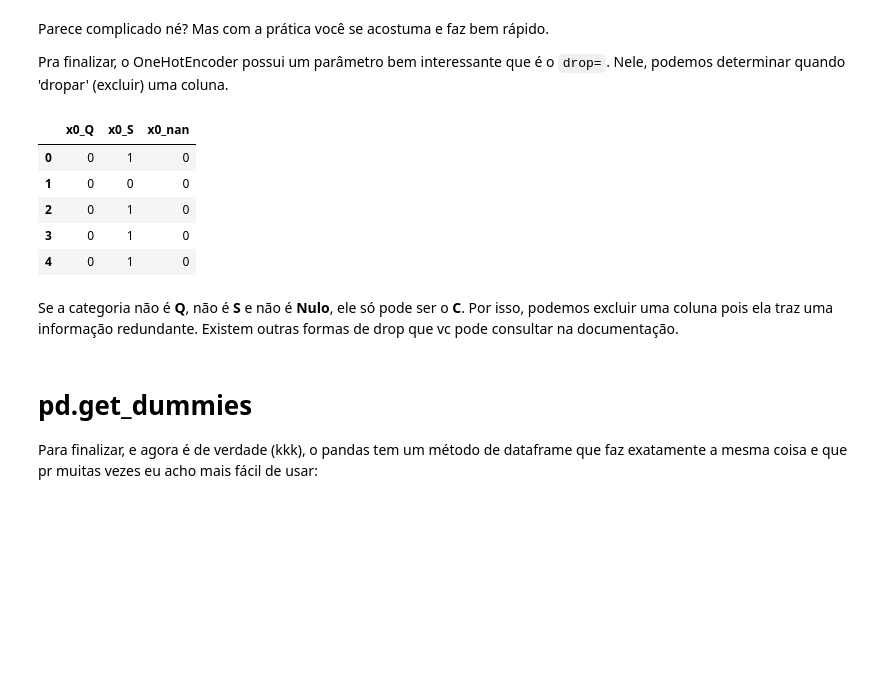
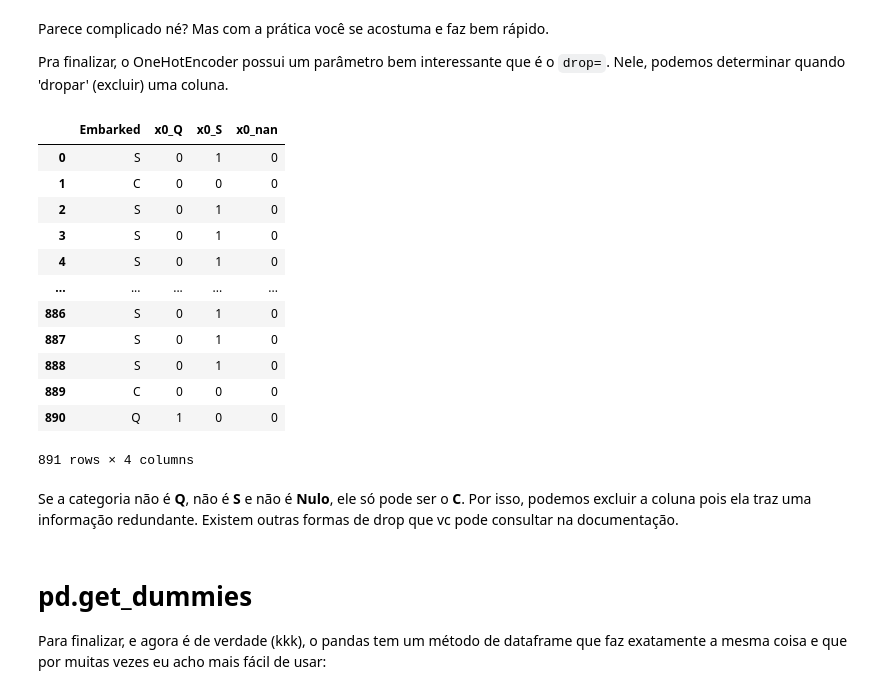
Before and after one commit to joaonsouza/kaggle-projects, a Jupyter notebook: Titanic-Machine-Learning-from-Disaster/notebooks/transformando features categoricas.ipynb, the cells around one changed output. Cells and saved outputs as stored; diff of their text form; code cells hidden in the pictures; blank space fills up the shorter version.

```diff
--- a/Titanic-Machine-Learning-from-Disaster/notebooks/transformando features categoricas.ipynb
+++ b/Titanic-Machine-Learning-from-Disaster/notebooks/transformando features categoricas.ipynb
@@ -333,22 +333,29 @@ ohe2 = OneHotEncoder(drop='first', sparse=False)
 # %%
 # criando variavel com os valores transformados
 valores_ohe2 = ohe2.fit_transform(treino[['Embarked']]).astype(int) # astype(int) para transformar os valores em inteiros
 
 # criando novo dataframe com os valores transformados
 ohe_embarked2 = pd.DataFrame(data=valores_ohe2, columns=list(ohe2.get_feature_names()))
 
 # visualisando o resultado
-ohe_embarked2.head()
+treino[['Embarked']].join(ohe_embarked2)
 # %% [output]
-|  | x0_Q | x0_S | x0_nan |
-| 0 | 0 | 1 | 0 |
-| 1 | 0 | 0 | 0 |
-| 2 | 0 | 1 | 0 |
-| 3 | 0 | 1 | 0 |
-| 4 | 0 | 1 | 0 |
+|  | Embarked | x0_Q | x0_S | x0_nan |
+| 0 | S | 0 | 1 | 0 |
+| 1 | C | 0 | 0 | 0 |
+| 2 | S | 0 | 1 | 0 |
+| 3 | S | 0 | 1 | 0 |
+| 4 | S | 0 | 1 | 0 |
+| ... | ... | ... | ... | ... |
+| 886 | S | 0 | 1 | 0 |
+| 887 | S | 0 | 1 | 0 |
+| 888 | S | 0 | 1 | 0 |
+| 889 | C | 0 | 0 | 0 |
+| 890 | Q | 1 | 0 | 0 |
+891 rows × 4 columns
 # %% [markdown]
-Se a categoria não é **Q**, não é **S** e não é **Nulo**, ele só pode ser o **C**. Por isso, podemos excluir uma coluna pois ela traz uma informação redundante. Existem outras formas de drop que vc pode consultar na documentação.
+Se a categoria não é **Q**, não é **S** e não é **Nulo**, ele só pode ser o **C**. Por isso, podemos excluir a coluna pois ela traz uma informação redundante. Existem outras formas de drop que vc pode consultar na documentação.
 # %% [markdown]
 # pd.get_dummies
 
-Para finalizar, e agora é de verdade (kkk), o pandas tem um método de dataframe que faz exatamente a mesma coisa e que pr muitas vezes eu acho mais fácil de usar:
+Para finalizar, e agora é de verdade (kkk), o pandas tem um método de dataframe que faz exatamente a mesma coisa e que por muitas vezes eu acho mais fácil de usar:
```
Also changed, not shown: parts of 4 cells of this notebook.
